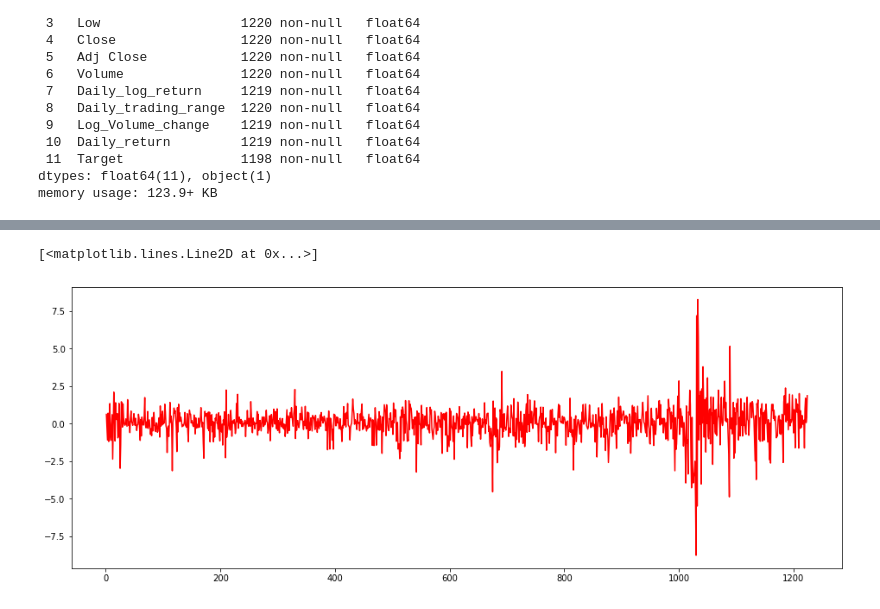
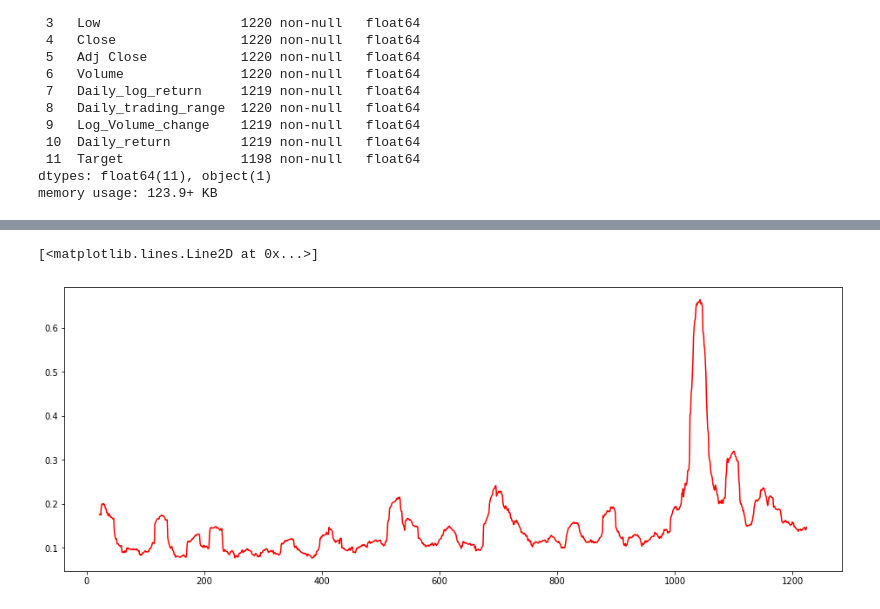
Before and after one commit to eddie8615/cs_project, a Jupyter notebook: lstm_model.ipynb, the cells around one changed output, grey strips where cells are left out. Drawn from its saved outputs; the diff is of its cells as text; code cells hidden in the pictures.

```diff
--- a/lstm_model.ipynb
+++ b/lstm_model.ipynb
@@ -54,6 +65,6 @@ memory usage: 57.2 KB
 # %%
 plt.figure(1, figsize=(16,6))
-plt.plot(data['Daily_log_return'], color='red')
+plt.plot(data['Target'], color='red')
 # %% [output]
 [<matplotlib.lines.Line2D at 0x...>]
-[figure, old version]
+[figure, new version]
```
Also changed, not shown: parts of 24 cells of this notebook, 11 other files.
